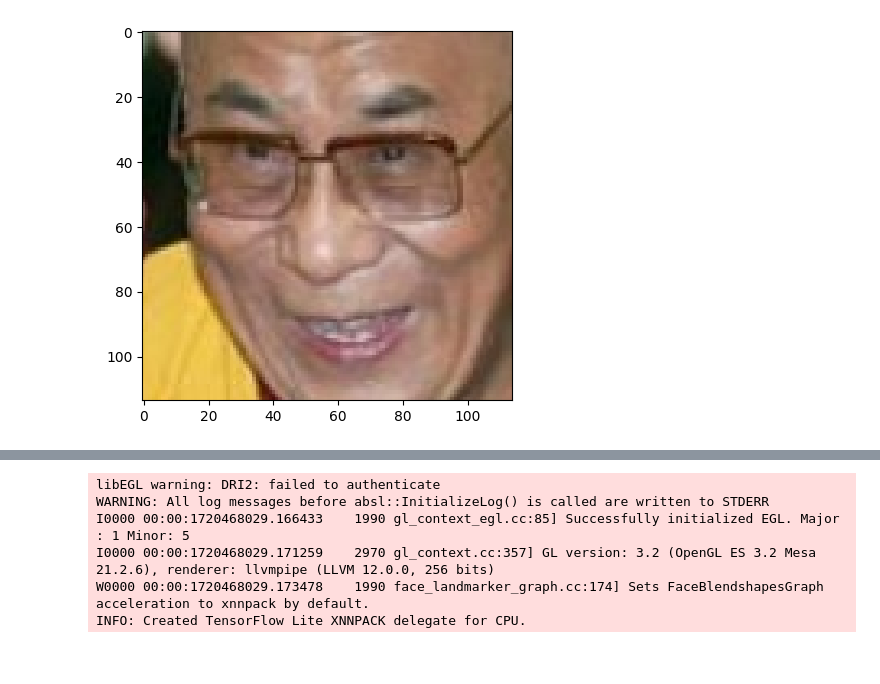
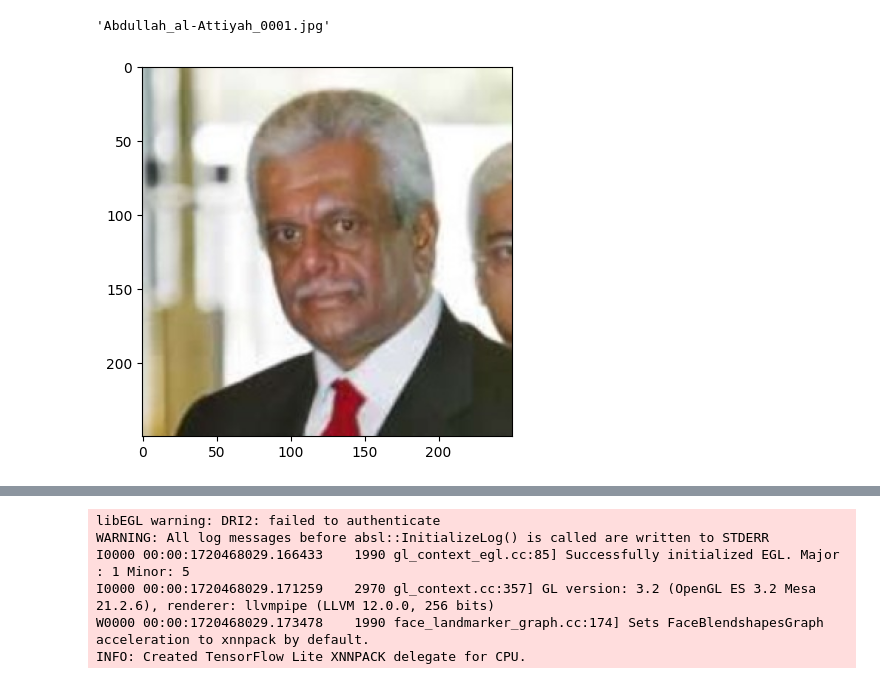
Before and after one commit to JoshuaGottlieb/Facial-Recognition-with-Deepface, a Jupyter notebook: Preprocessing.ipynb, the cells around one changed output, grey strips where cells are left out. Saved outputs shown, nothing was run; the diff lists cells and outputs as text; code cells hidden in the pictures.

```diff
--- a/Preliminary_Testing.ipynb
+++ b/Preprocessing.ipynb
@@ -64,4 +35,20 @@ img_red = np.array(Image.fromarray(img).crop((faces[0][0], faces[0][1], faces[0]
-# %%
-plt.imshow(img_red);
-# %% [output]
-[figure, removed]
+# %%
+name = 'Abdullah al-Attiyah'
+number = 1
+name_formatted = '_'.join(name.split()) + f'_{number:04d}.jpg'
+# %%
+name_formatted
+# %% [output]
+'Abdullah_al-Attiyah_0001.jpg'
+# %%
+if os.path.exists(os.path.join(raw_path, 'test', name_formatted)):
+    image_dir = 'test'
+else:
+    image_dir = 'train'
+
+img_path = os.path.join(raw_path, image_dir, name_formatted)
+# %%
+img = cv2.imread(img_path)
+plt.imshow(img[:,:,::-1]);
+# %% [output]
+[figure, added]
```
Also changed, not shown: parts of 15 cells of this notebook.
